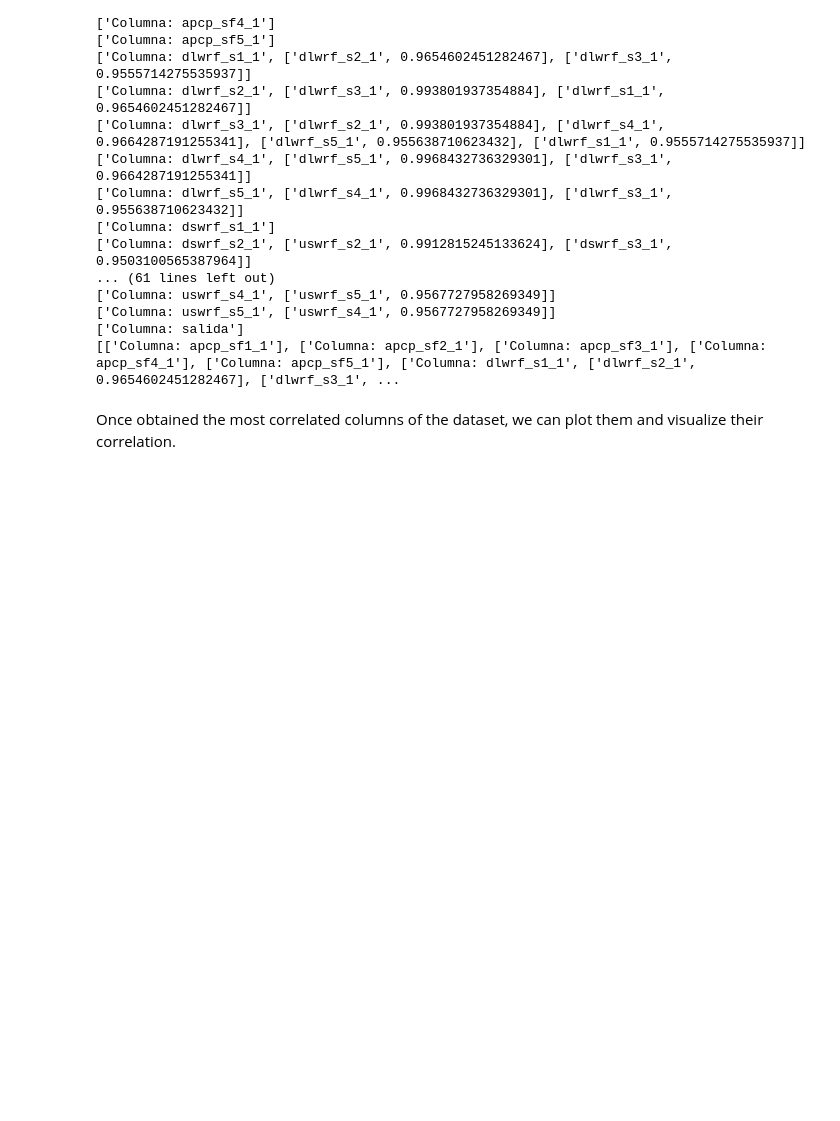
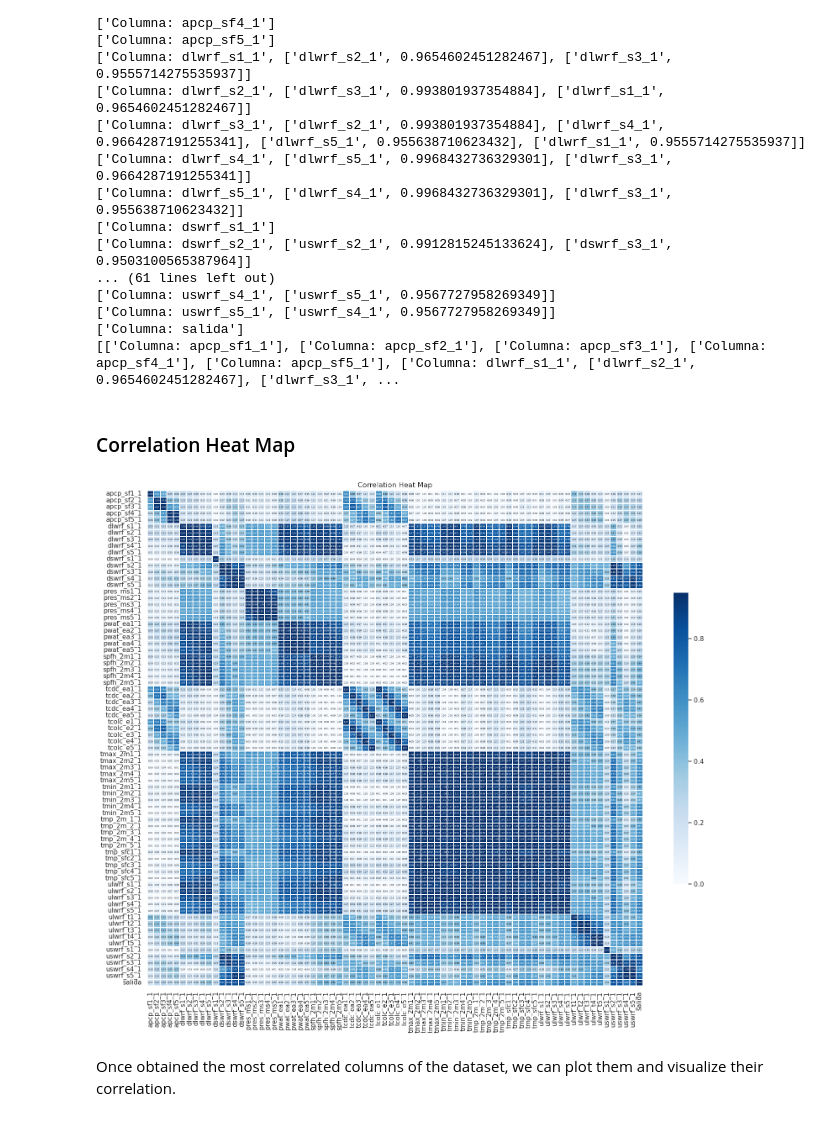
Before and after one commit to carlosiborra/AMS-2013-2014-Solar-Energy-Prediction-Contest, a Jupyter notebook: code/model.ipynb, the cells around one changed output. Saved outputs shown, nothing was run; the diff lists cells and outputs as text; code cells hidden in the pictures; blank space fills up the shorter version.

```diff
--- a/code/model.ipynb
+++ b/code/model.ipynb
@@ -347,6 +367,25 @@ print(correlation_list)
 ['Columna: uswrf_s5_1', ['uswrf_s4_1', 0.9567727958269349]]
 ['Columna: salida']
 [['Columna: apcp_sf1_1'], ['Columna: apcp_sf2_1'], ['Columna: apcp_sf3_1'], ['Columna: apcp_sf4_1'], ['Columna: apcp_sf5_1'], ['Columna: dlwrf_s1_1', ['dlwrf_s2_1', 0.9654602451282467], ['dlwrf_s3_1', ...
+# %% [markdown]
+### Correlation Heat Map
+# %%
+""" seaborne Correlation Heat Map """
+
+# It needs to show all the columns
+fig, ax = plt.subplots(figsize=(19,18))
+
+fig.fontsize = 4
+ax.fontsize = 4
+
+plt.title('Correlation Heat Map',y=1)
+# We can modify vmax=0.95 in order to get same color scale for values with more than 0.95 correlation
+sns.heatmap(correlation, square=True, cmap='Blues', annot=True, fmt='.2f', annot_kws={'size': 4}, linewidths=.3, cbar_kws={"shrink": .5}, vmin=0.0, vmax=1)
+
+# Exporting image as png to ../data/img folder - easier to visualize the annotations, better resolution
+plt.savefig("../data/img/correlation_heatmap.png", dpi=200)
+# %% [output]
+[figure, added]
 # %% [markdown]
 Once obtained the most correlated columns of the dataset, we can plot them and visualize their correlation.
 # %%
```
Also changed, not shown: parts of 7 cells of this notebook, 7 other files.
